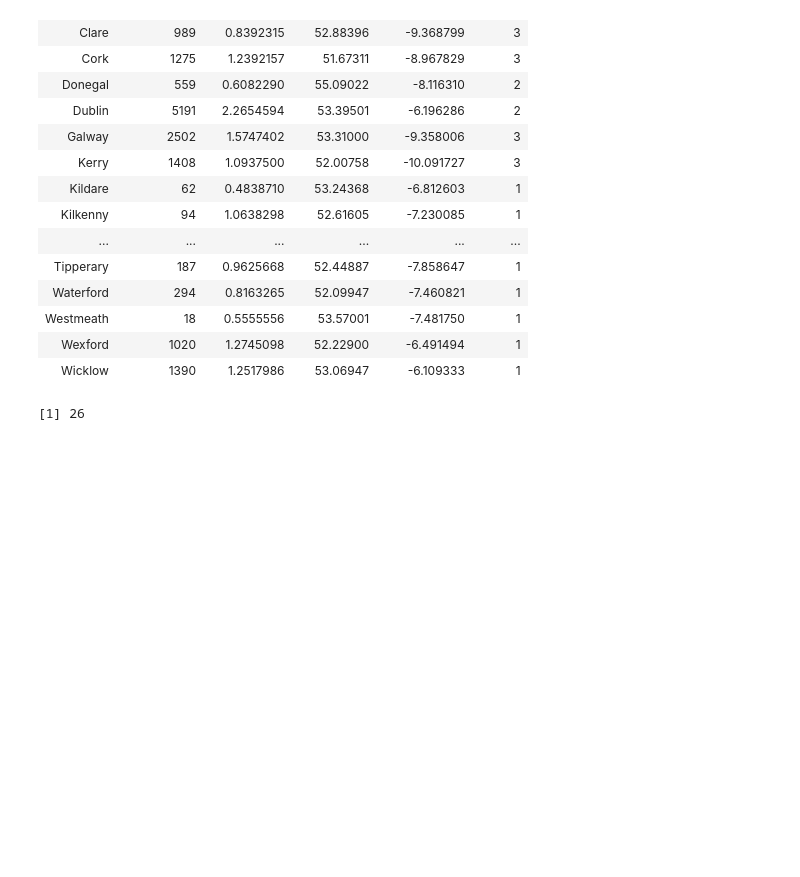
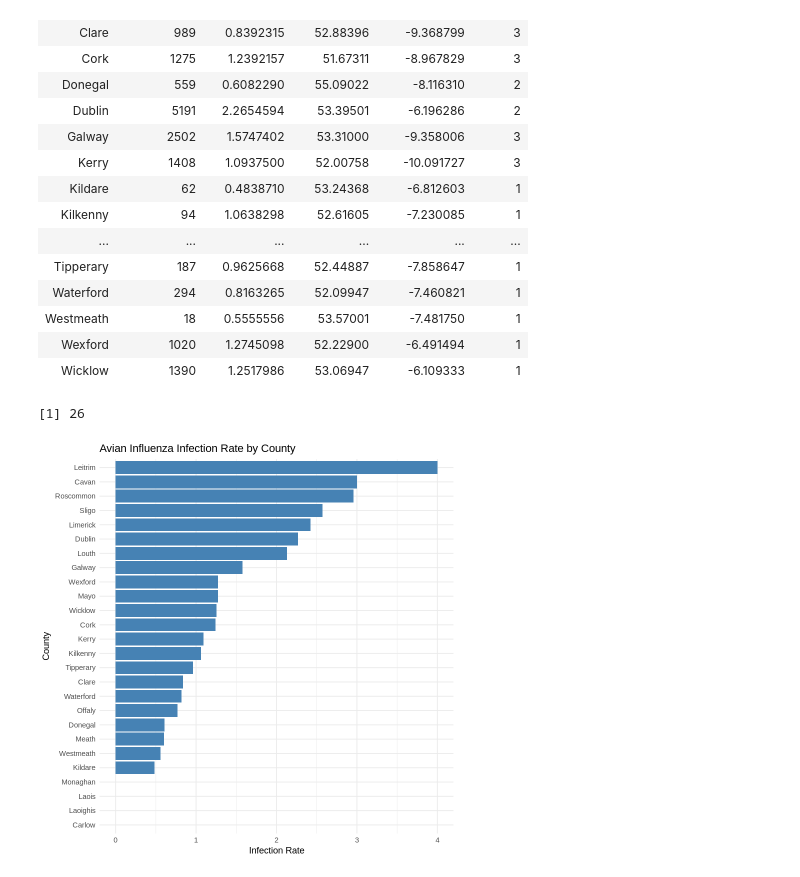
Before and after one commit to mpbeck/ANS-128-GP-The-Explorers-, a Jupyter notebook: code.ipynb, the cells around one changed output. Drawn from its saved outputs; the diff is of its cells as text; code cells hidden in the pictures; blank space fills up the shorter version.

```diff
--- a/code.ipynb
+++ b/code.ipynb
@@ -244,3 +244,16 @@ A tibble: 26 × 6
 | Wexford | 1020 | 1.2745098 | 52.22900 | -6.491494 | 1 |
 | Wicklow | 1390 | 1.2517986 | 53.06947 | -6.109333 | 1 |
 [1] 26
+# %%
+geo_summary <- geo_summary %>%
+  mutate(County = fct_reorder(County, h5_hpai_rate))
+
+ggplot(geo_summary, aes(x = County, y = h5_hpai_rate)) +
+  geom_bar(stat = "identity", fill = "steelblue") +
+  coord_flip() +  # Flip coordinates for better readability
+  labs(title = "Avian Influenza Infection Rate by County",
+       x = "County",
+       y = "Infection Rate") +
+  theme_minimal()
+# %% [output]
+[figure, added]
```
